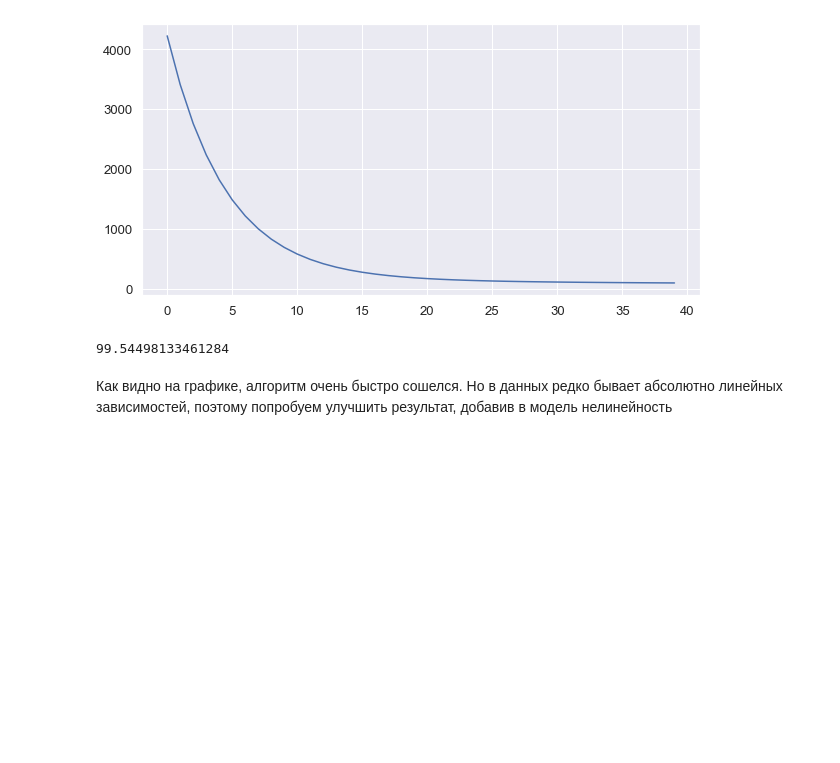
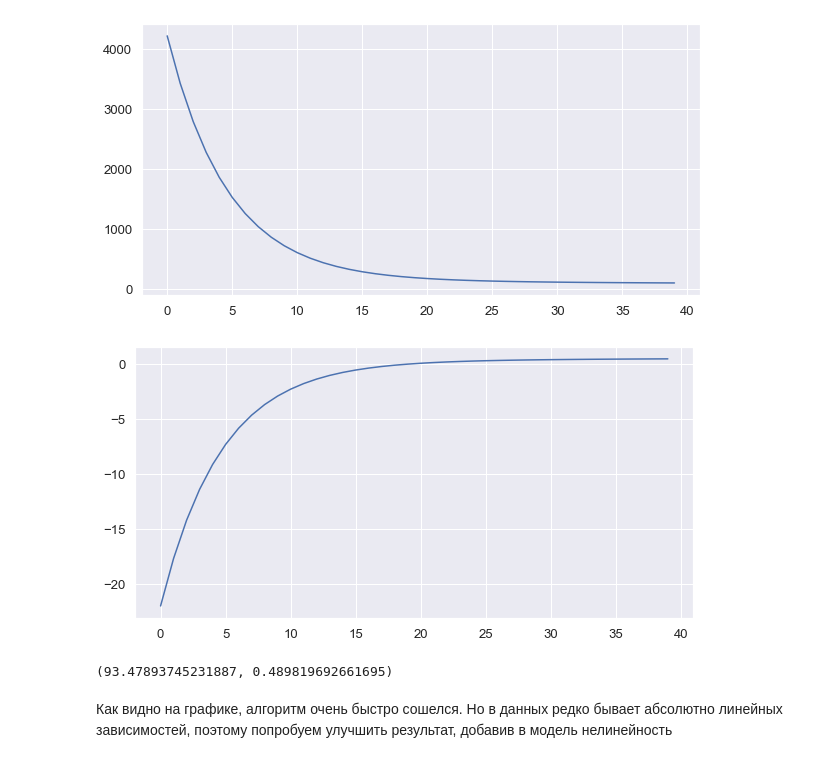
Before and after one commit to Selen34/ada, a Jupyter notebook: course_project/course_project.ipynb, the cells around one changed output. Drawn from its saved outputs; the diff is of its cells as text; code cells hidden in the pictures; blank space fills up the shorter version.

```diff
--- a/course_project/course_project.ipynb
+++ b/course_project/course_project.ipynb
@@ -214,7 +215,7 @@ df.describe()
 | max | 9999.00000 | 68.000000 | 10.000000 | 3950.000000 | 4.000000 | 1.000000 | 1.000000 | 1.000000 | ... |
 # %%
 fields_to_std = ['age', 'years_of_experience', 'lesson_price']
-fields_to_norm = ['qualification','multi_subjects']
+fields_to_norm = ['qualification'] #,'multi_subjects']
 # %%
 scaler_std = StandardScaler()
 scaler_norm = MinMaxScaler()
@@ -224,7 +225,7 @@ norm_features = scaler_norm.fit_transform(df[fields_to_norm])
 df[fields_to_std] = pd.DataFrame(std_features, columns=fields_to_std, index=df.index)
 df[fields_to_norm] = pd.DataFrame(norm_features, columns=fields_to_norm, index=df.index)
 # %%
-df.drop(columns=['subjects'], inplace=True)
+df.drop(columns=['subjects', 'multi_subjects'], inplace=True)
 df.head()
 # %% [output]
 |  | Id | age | years_of_experience | lesson_price | qualification | physics | chemistry | biology | ... |
@@ -235,7 +236,7 @@ df.head()
 | 4 | 4 | -0.357803 | -0.556846 | -0.379348 | 0.000000 | 0.0 | 0.0 | 0.0 | ... |
 # %%
 fields_to_learn = ['age', 'years_of_experience', 'lesson_price', 'qualification',
-       'physics', 'chemistry', 'biology', 'english', 'geography', 'history','multi_subjects']
+       'physics', 'chemistry', 'biology', 'english', 'geography', 'history'] #, 'multi_subjects']
 # %%
 X = np.array(df[fields_to_learn].T)
 X_train = np.vstack((np.ones(X.shape[1]), X))
@@ -257,12 +258,14 @@ print(f'Number of objects = {n} \
        \nLearning rate = {alpha} \
        \nInitial weights = {W} \n')
 cgd_mse_history = []
+cgd_r2_history = []
 MAX_STEPS = 40
 DELTA = 0.0005
 
 for i in range(MAX_STEPS):
     y_pred = np.dot(W, X_train)
     cgd_mse_history.append(MSE(Y_train, y_pred))
+    cgd_r2_history.append(r2_score(Y_train, y_pred))
     W -= alpha * (1/n * 2 * np.dot(X_train, (y_pred - Y_train)))
 # %% [output]
 Number of objects = 10000
@@ -275,12 +278,19 @@ plt.plot(cgd_mse_history)
 plt.show()
 # %% [output]
 [figure]
+# %%
+plt.figure(figsize=(10,5))
+plt.plot(cgd_r2_history)
+plt.show()
+# %% [output]
+[figure, added]
 # %%
 y_pred = np.dot(W, X_train)
 cgs_mse = MSE(Y_train, y_pred)
-cgs_mse
+cgs_r2 = r2_score(Y_train, y_pred)
+cgs_mse, cgs_r2
 # %% [output]
-99.54498133461284
+(93.47893745231887, 0.489819692661695)
 # %% [markdown]
 Как видно на графике, алгоритм очень быстро сошелся. Но в данных редко бывает абсолютно линейных зависимостей, поэтому попробуем улучшить результат, добавив в модель нелинейность
 # %% [markdown]
```
Also changed, not shown: parts of 24 cells of this notebook, 3 other files.
